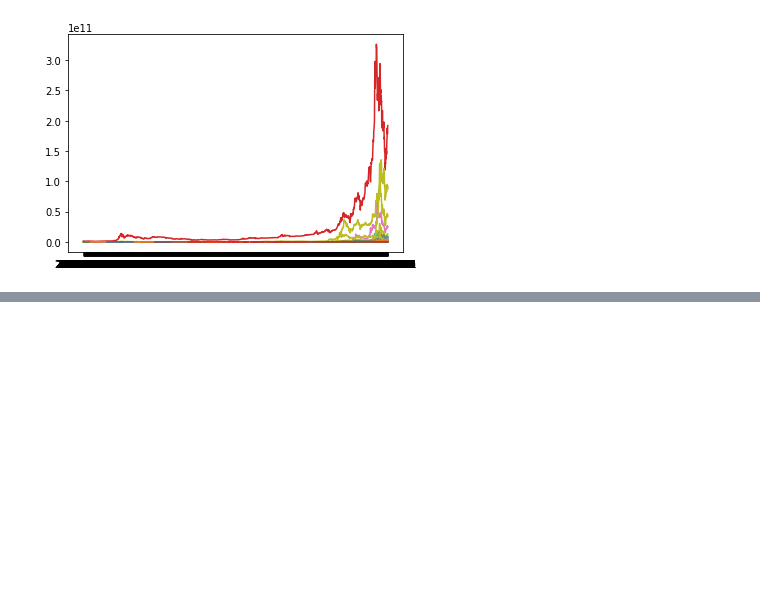
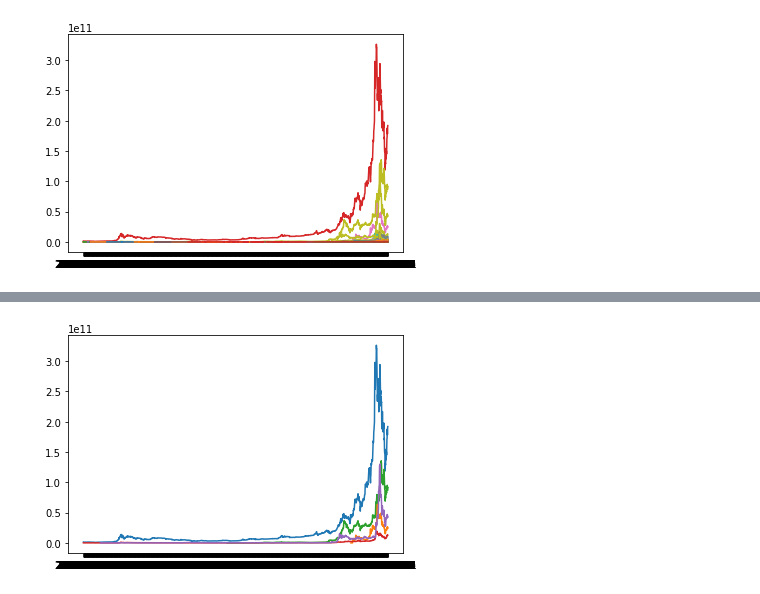
Before and after one commit to sabbirahmad/cryptocurrency-analysis, a Jupyter notebook: LineGraphAnalysis.ipynb, the cells around one changed output, grey strips where cells are left out. Cells and saved outputs as stored; diff of their text form; code cells hidden in the pictures; blank space fills up the shorter version.

```diff
--- a/LineGraphAnalysis.ipynb
+++ b/LineGraphAnalysis.ipynb
@@ -217,0 +212,6 @@ KeyboardInterrupt:
+# %%
+top5CurrenciesPricePerUnit = top_5_frequent_currencies_allData.groupby(['date','name'])['close'].mean().unstack()
+plt.plot(marketCapTrendOfTop5Currencies)
+plt.show()
+# %% [output]
+[figure, added]
```
Also changed, not shown: parts of 5 cells of this notebook.
